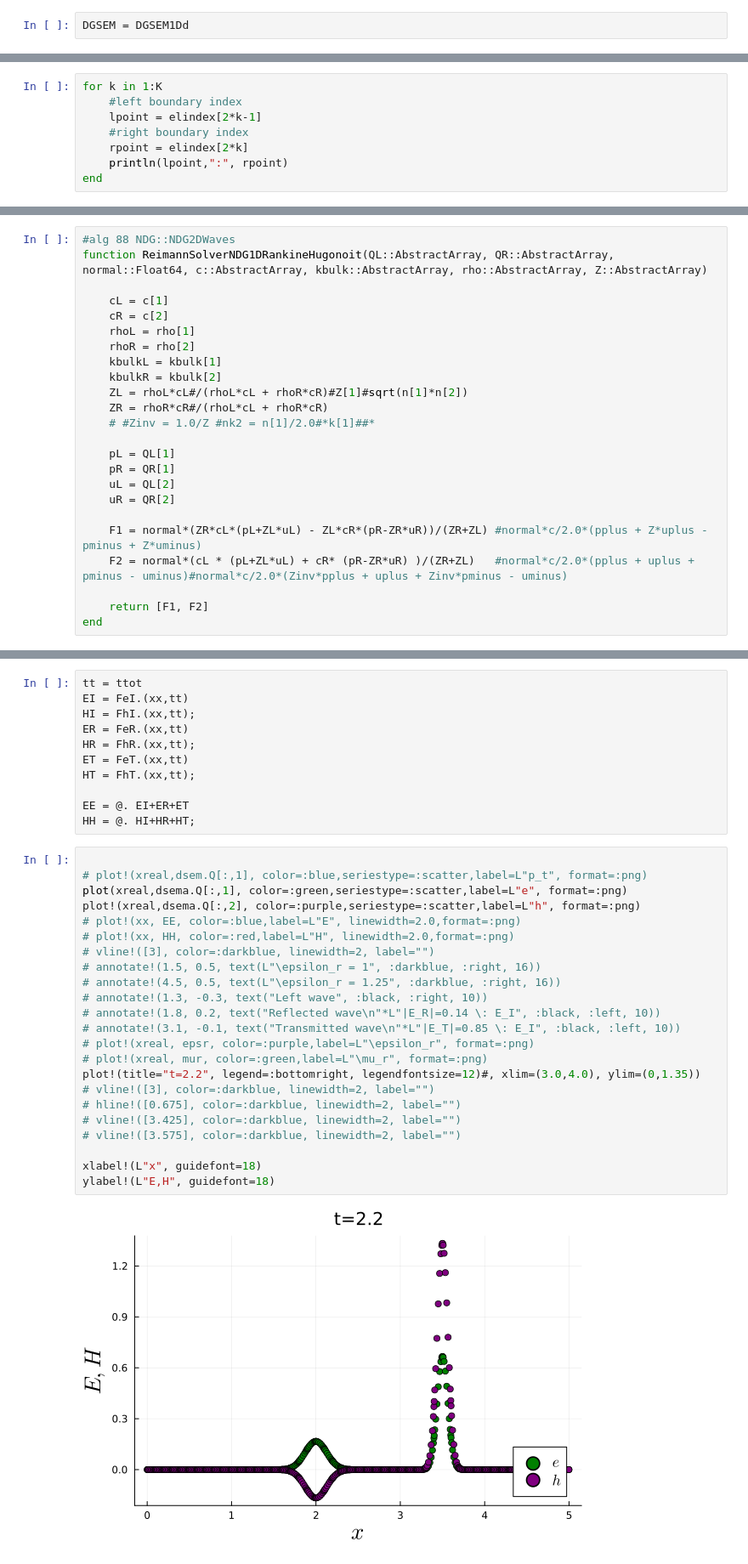
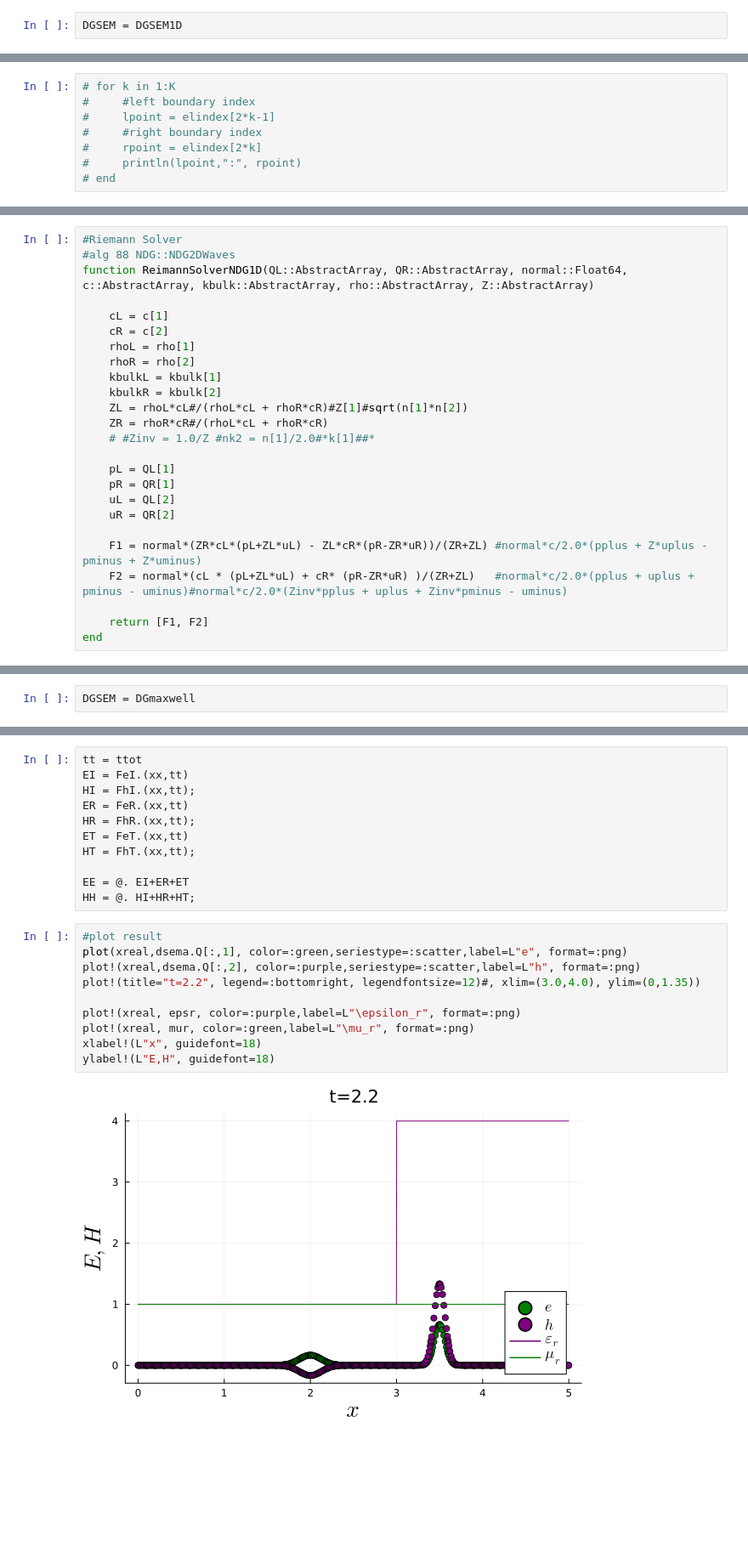
Before and after one commit to Implementing-Spectral-Methods/Implementing-Spectral-Methods, a Jupyter notebook: Part 3.ipynb, the cells around one changed output, grey strips where cells are left out. Shown at 85% size. Saved outputs shown, nothing was run; the diff lists cells and outputs as text; blank space fills up the shorter version.

```diff
--- a/Part 3.ipynb
+++ b/Part 3.ipynb
@@ -548,3 +671,3 @@ Acoustic wave equation:
 # %%
-DGSEM = DGSEM1Dd
+DGSEM = DGSEM1D
 # %% [output]
@@ -736,8 +811,8 @@ elindex;
 # %%
-for k in 1:K
-    #left boundary index
-    lpoint = elindex[2*k-1]
-    #right boundary index
-    rpoint = elindex[2*k]
-    println(lpoint,":", rpoint)
-end
+# for k in 1:K
+#     #left boundary index
+#     lpoint = elindex[2*k-1]
+#     #right boundary index
+#     rpoint = elindex[2*k]
+#     println(lpoint,":", rpoint)
+# end
@@ -791,6 +819,7 @@ For discontinuities in materials such as density we need to calculate the numeri
 # %%
+#Riemann Solver
 #alg 88 NDG::NDG2DWaves
-function ReimannSolverNDG1DRankineHugonoit(QL::AbstractArray, QR::AbstractArray, normal::Float64, c::AbstractArray, kbulk::AbstractArray, rho::AbstractArray, Z::AbstractArray)
+function ReimannSolverNDG1D(QL::AbstractArray, QR::AbstractArray, normal::Float64, c::AbstractArray, kbulk::AbstractArray, rho::AbstractArray, Z::AbstractArray)
 
     cL = c[1]
     cR = c[2]
@@ -1028,3 +1270,5 @@ mutable struct DGmaxwell
     DGmaxwell() = new()
 
 end
+# %%
+DGSEM = DGmaxwell
@@ -2059,27 +2070,14 @@ HT = FhT.(xx,tt);
 EE = @. EI+ER+ET
 HH = @. HI+HR+HT;
 # %%
-
-# plot!(xreal,dsem.Q[:,1], color=:blue,seriestype=:scatter,label=L"p_t", format=:png)
+#plot result
 plot(xreal,dsema.Q[:,1], color=:green,seriestype=:scatter,label=L"e", format=:png)
 plot!(xreal,dsema.Q[:,2], color=:purple,seriestype=:scatter,label=L"h", format=:png)
-# plot!(xx, EE, color=:blue,label=L"E", linewidth=2.0,format=:png)
-# plot!(xx, HH, color=:red,label=L"H", linewidth=2.0,format=:png)
-# vline!([3], color=:darkblue, linewidth=2, label="")
-# annotate!(1.5, 0.5, text(L"\epsilon_r = 1", :darkblue, :right, 16))
-# annotate!(4.5, 0.5, text(L"\epsilon_r = 1.25", :darkblue, :right, 16))
-# annotate!(1.3, -0.3, text("Left wave", :black, :right, 10))
-# annotate!(1.8, 0.2, text("Reflected wave\n"*L"|E_R|=0.14 \: E_I", :black, :left, 10))
-# annotate!(3.1, -0.1, text("Transmitted wave\n"*L"|E_T|=0.85 \: E_I", :black, :left, 10))
-# plot!(xreal, epsr, color=:purple,label=L"\epsilon_r", format=:png)
-# plot!(xreal, mur, color=:green,label=L"\mu_r", format=:png)
 plot!(title="t=2.2", legend=:bottomright, legendfontsize=12)#, xlim=(3.0,4.0), ylim=(0,1.35))
-# vline!([3], color=:darkblue, linewidth=2, label="")
-# hline!([0.675], color=:darkblue, linewidth=2, label="")
-# vline!([3.425], color=:darkblue, linewidth=2, label="")
-# vline!([3.575], color=:darkblue, linewidth=2, label="")
 
+plot!(xreal, epsr, color=:purple,label=L"\epsilon_r", format=:png)
+plot!(xreal, mur, color=:green,label=L"\mu_r", format=:png)
 xlabel!(L"x", guidefont=18)
 ylabel!(L"E,H", guidefont=18)
 # %% [output]
-[figure, old version]
+[figure, new version]
```
Also changed, not shown: parts of 149 cells of this notebook, 1 other file.
